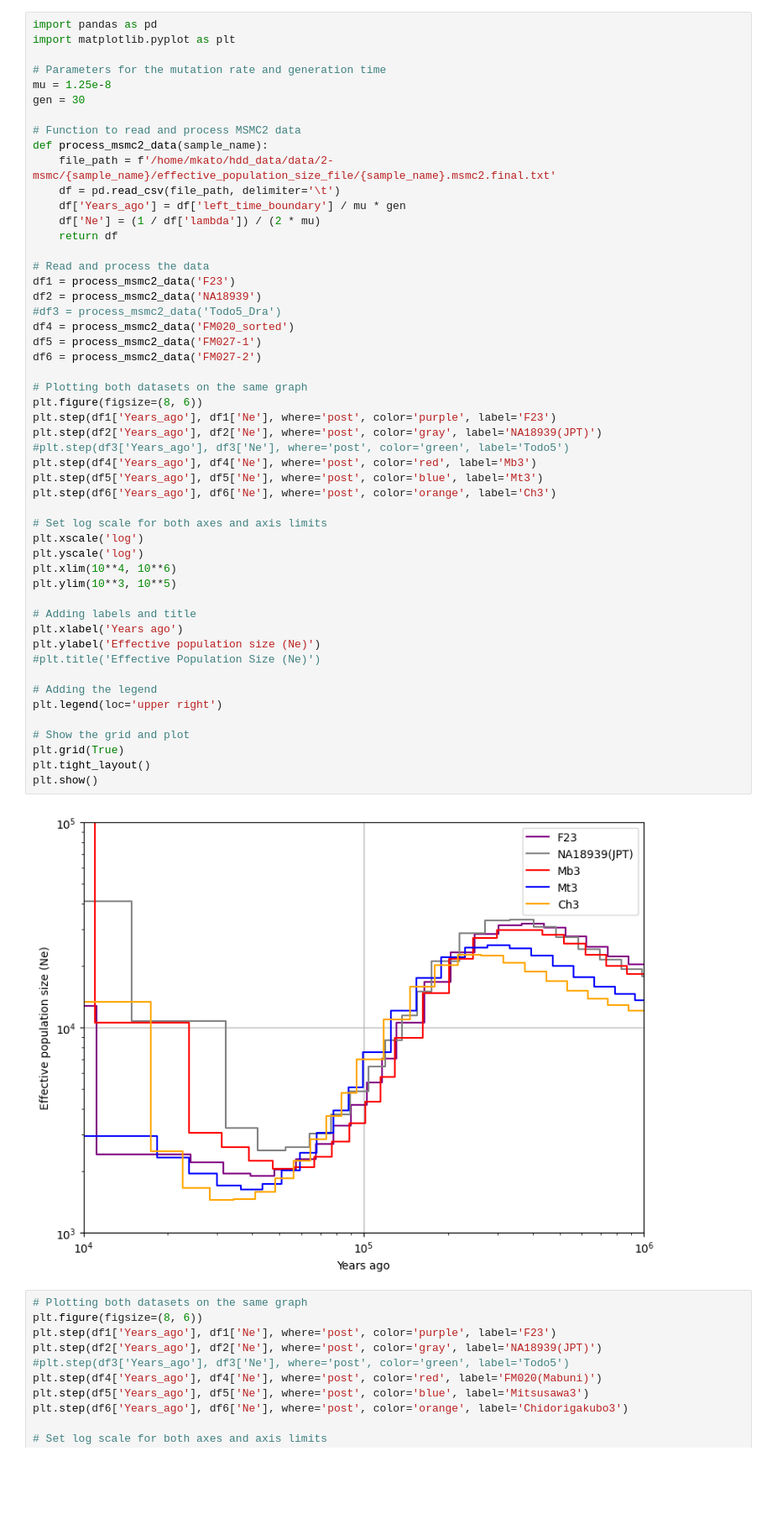
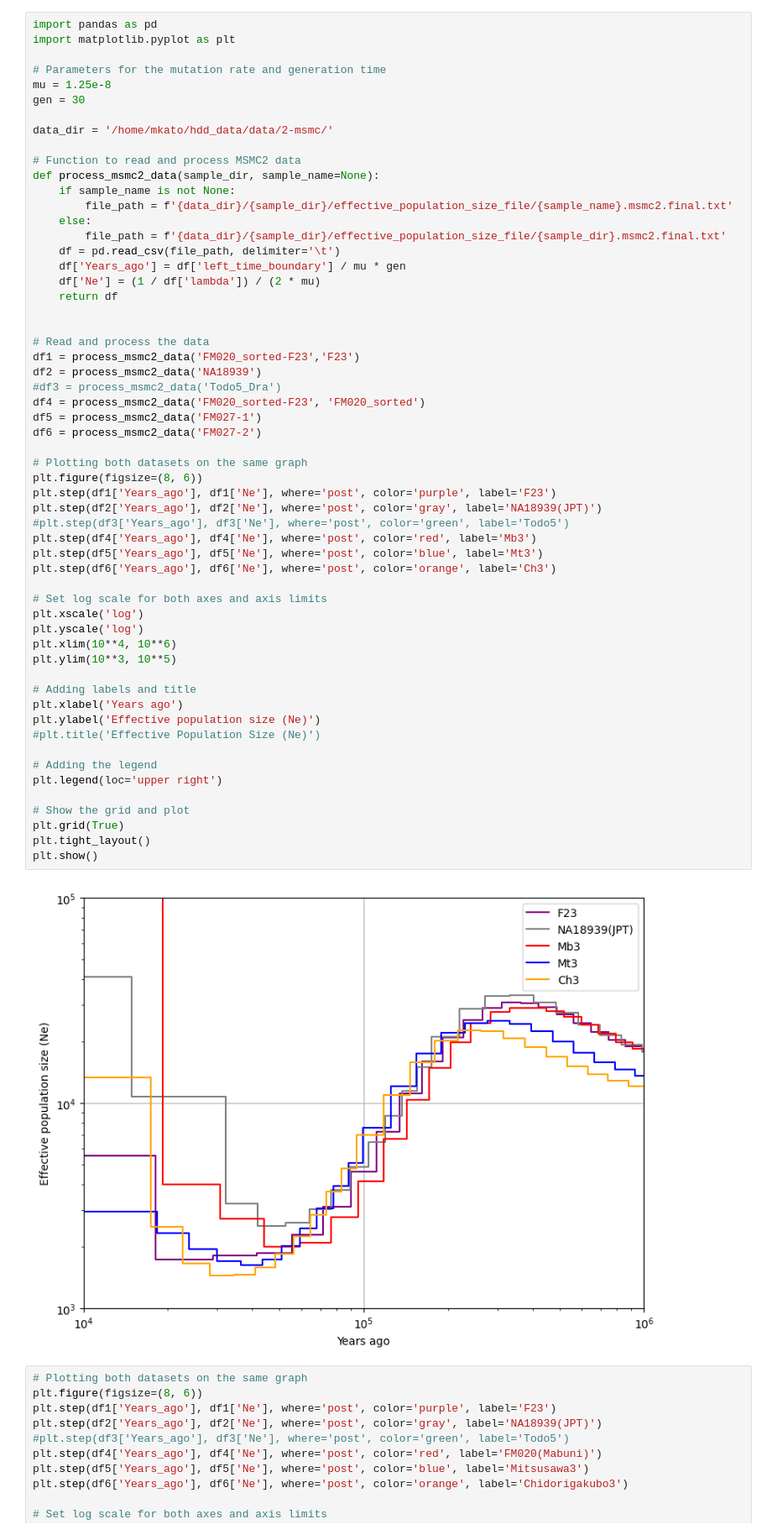
Before and after one commit to humgendiv/mkato-jomon, a Jupyter notebook: 2-msmc/2-4-1-popsize_plot.ipynb, the cells around one changed output. Shown at 84% size. Cells and saved outputs as stored; diff of their text form; blank space fills up the shorter version.

```diff
--- a/2-msmc/2-4-1-popsize_plot.ipynb
+++ b/2-msmc/2-4-1-popsize_plot.ipynb
@@ -6,51 +6,57 @@ import matplotlib.pyplot as plt
 mu = 1.25e-8
 gen = 30
 
+data_dir = '/home/mkato/hdd_data/data/2-msmc/'
+
 # Function to read and process MSMC2 data
-def process_msmc2_data(sample_name):
-    file_path = f'/home/mkato/hdd_data/data/2-msmc/{sample_name}/effective_population_size_file/{sample_name}.msmc2.final.txt'
+def process_msmc2_data(sample_dir, sample_name=None):
+    if sample_name is not None:
+        file_path = f'{data_dir}/{sample_dir}/effective_population_size_file/{sample_name}.msmc2.final.txt'
+    else:
+        file_path = f'{data_dir}/{sample_dir}/effective_population_size_file/{sample_dir}.msmc2.final.txt'
     df = pd.read_csv(file_path, delimiter='\t')
     df['Years_ago'] = df['left_time_boundary'] / mu * gen
     df['Ne'] = (1 / df['lambda']) / (2 * mu)
     return df
 
+
 # Read and process the data
-df1 = process_msmc2_data('F23')
+df1 = process_msmc2_data('FM020_sorted-F23','F23')
 df2 = process_msmc2_data('NA18939')
 #df3 = process_msmc2_data('Todo5_Dra')
-df4 = process_msmc2_data('FM020_sorted')
+df4 = process_msmc2_data('FM020_sorted-F23', 'FM020_sorted')
 df5 = process_msmc2_data('FM027-1')
 df6 = process_msmc2_data('FM027-2')
 
 # Plotting both datasets on the same graph
 plt.figure(figsize=(8, 6))
 plt.step(df1['Years_ago'], df1['Ne'], where='post', color='purple', label='F23')
 plt.step(df2['Years_ago'], df2['Ne'], where='post', color='gray', label='NA18939(JPT)')
 #plt.step(df3['Years_ago'], df3['Ne'], where='post', color='green', label='Todo5')
 plt.step(df4['Years_ago'], df4['Ne'], where='post', color='red', label='Mb3')
 plt.step(df5['Years_ago'], df5['Ne'], where='post', color='blue', label='Mt3')
 plt.step(df6['Years_ago'], df6['Ne'], where='post', color='orange', label='Ch3')
 
 # Set log scale for both axes and axis limits
 plt.xscale('log')
 plt.yscale('log')
 plt.xlim(10**4, 10**6)
 plt.ylim(10**3, 10**5)
 
 # Adding labels and title
 plt.xlabel('Years ago')
 plt.ylabel('Effective population size (Ne)')
 #plt.title('Effective Population Size (Ne)')
 
 # Adding the legend
 plt.legend(loc='upper right')
 
 # Show the grid and plot
 plt.grid(True)
 plt.tight_layout()
 plt.show()
 # %% [output]
-[figure, old version]
+[figure, new version]
 # %%
 # Plotting both datasets on the same graph
 plt.figure(figsize=(8, 6))
```
Also changed, not shown: parts of 1 cell of this notebook, 24 other files.
